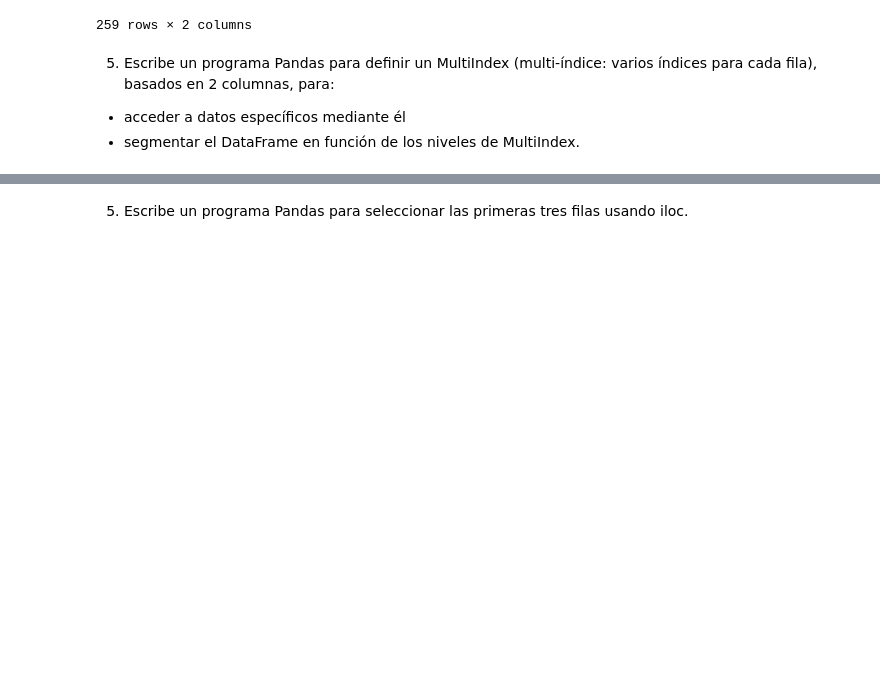
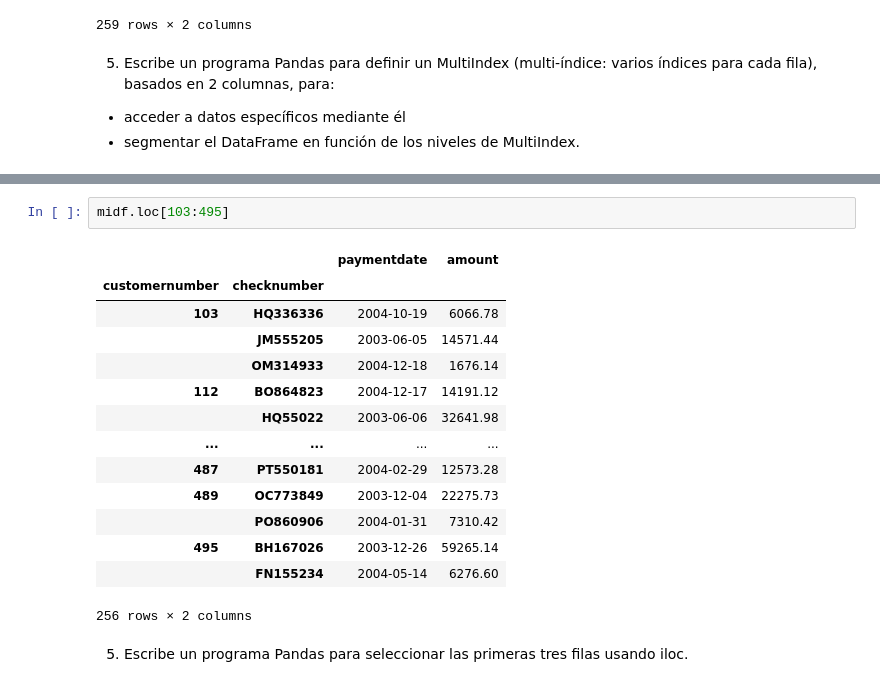
Before and after one commit to Senador05/phyton, a Jupyter notebook: Numpy/Pandas/03.2.Ejercicios_panda_DataFrames_1_sols.ipynb, the cells around one changed output, grey strips where cells are left out. Cells and saved outputs as stored; diff of their text form; blank space fills up the shorter version.

```diff
--- a/Numpy/Pandas/03.2.Ejercicios_panda_DataFrames_1_sols.ipynb
+++ b/Numpy/Pandas/03.2.Ejercicios_panda_DataFrames_1_sols.ipynb
@@ -165,3 +168,20 @@ newdf.loc[103]
+# %%
+midf.loc[103:495]
+# %% [output]
+|  |  | paymentdate | amount |
+| customernumber | checknumber |  |  |
+| 103 | HQ336336 | 2004-10-19 | 6066.78 |
+|  | JM555205 | 2003-06-05 | 14571.44 |
+|  | OM314933 | 2004-12-18 | 1676.14 |
+| 112 | BO864823 | 2004-12-17 | 14191.12 |
+|  | HQ55022 | 2003-06-06 | 32641.98 |
+| ... | ... | ... | ... |
+| 487 | PT550181 | 2004-02-29 | 12573.28 |
+| 489 | OC773849 | 2003-12-04 | 22275.73 |
+|  | PO860906 | 2004-01-31 | 7310.42 |
+| 495 | BH167026 | 2003-12-26 | 59265.14 |
+|  | FN155234 | 2004-05-14 | 6276.60 |
+256 rows × 2 columns
 # %% [markdown]
 5. Escribe un programa Pandas para seleccionar las primeras tres filas usando iloc.
 # %%
```
Also changed, not shown: parts of 8 cells of this notebook.
